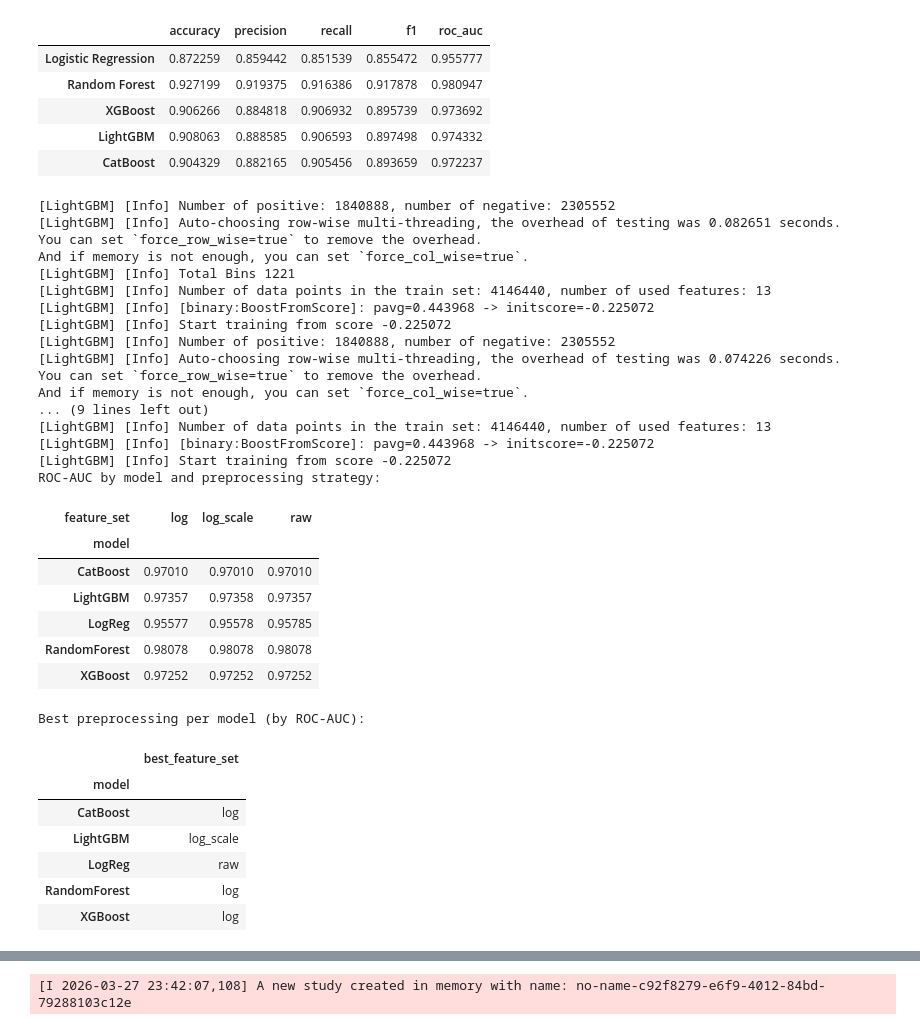
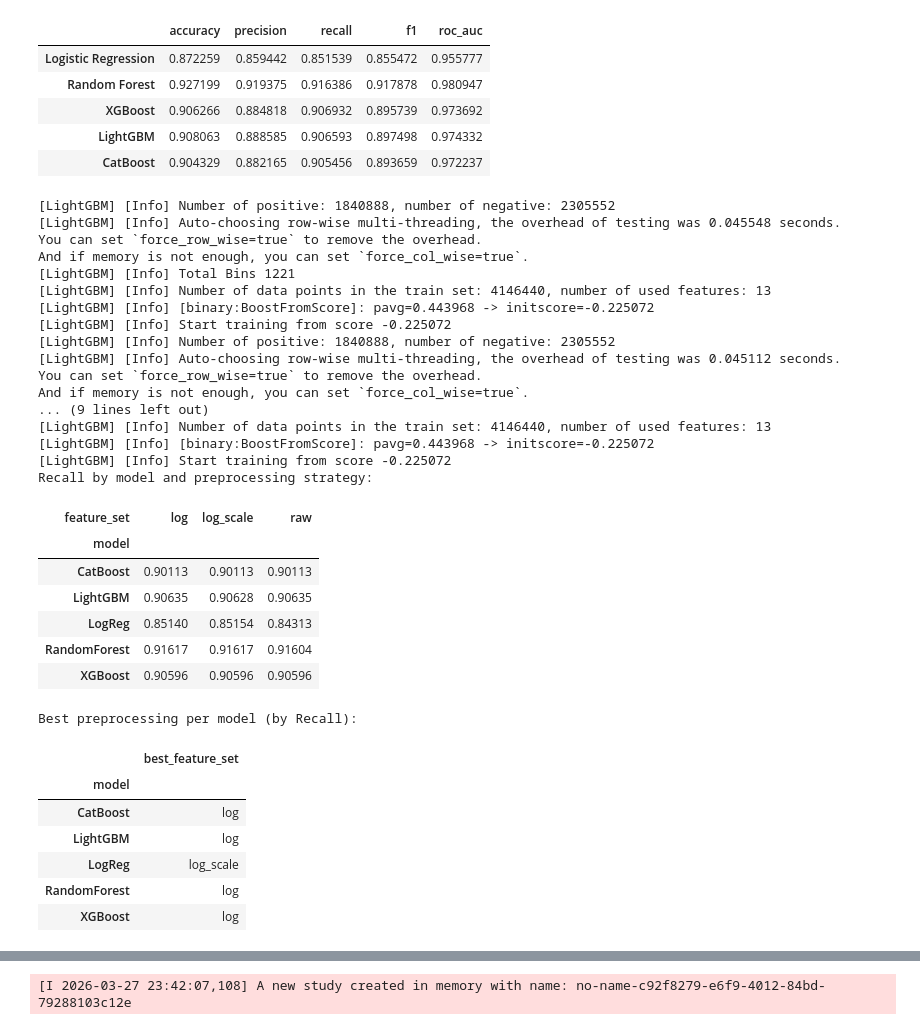
Before and after one commit to NafisNaufal/phishing-url-detection, a Jupyter notebook: week3.ipynb, the cells around one changed output, grey strips where cells are left out. Cells and saved outputs as stored; diff of their text form; code cells hidden in the pictures.

```diff
--- a/week3.ipynb
+++ b/week3.ipynb
@@ -537,53 +546,53 @@ for fs_name, (X_tr, X_te) in feature_sets.items():
             "model": model_name,
             **metrics,
         })
 
 preprocess_compare_df = pd.DataFrame(comparison_rows)
 
-roc_auc_pivot = preprocess_compare_df.pivot(
+recall_pivot = preprocess_compare_df.pivot(
     index="model",
     columns="feature_set",
-    values="roc_auc"
+    values="recall",
 ).round(5)
 
-best_feature_set_by_model = roc_auc_pivot.idxmax(axis=1).rename("best_feature_set")
+best_feature_set_by_model = recall_pivot.idxmax(axis=1).rename("best_feature_set")
 
-print("ROC-AUC by model and preprocessing strategy:")
-display(roc_auc_pivot)
+print("Recall by model and preprocessing strategy:")
+display(recall_pivot)
 
-print("Best preprocessing per model (by ROC-AUC):")
+print("Best preprocessing per model (by Recall):")
 display(best_feature_set_by_model.to_frame())
 # %% [output]
 [LightGBM] [Info] Number of positive: 1840888, number of negative: 2305552
-[LightGBM] [Info] Auto-choosing row-wise multi-threading, the overhead of testing was 0.082651 seconds.
+[LightGBM] [Info] Auto-choosing row-wise multi-threading, the overhead of testing was 0.045548 seconds.
 You can set `force_row_wise=true` to remove the overhead.
 And if memory is not enough, you can set `force_col_wise=true`.
 [LightGBM] [Info] Total Bins 1221
 [LightGBM] [Info] Number of data points in the train set: 4146440, number of used features: 13
 [LightGBM] [Info] [binary:BoostFromScore]: pavg=0.443968 -> initscore=-0.225072
 [LightGBM] [Info] Start training from score -0.225072
 [LightGBM] [Info] Number of positive: 1840888, number of negative: 2305552
-[LightGBM] [Info] Auto-choosing row-wise multi-threading, the overhead of testing was 0.074226 seconds.
+[LightGBM] [Info] Auto-choosing row-wise multi-threading, the overhead of testing was 0.045112 seconds.
 You can set `force_row_wise=true` to remove the overhead.
 And if memory is not enough, you can set `force_col_wise=true`.
 ... (9 lines left out)
 [LightGBM] [Info] Number of data points in the train set: 4146440, number of used features: 13
 [LightGBM] [Info] [binary:BoostFromScore]: pavg=0.443968 -> initscore=-0.225072
 [LightGBM] [Info] Start training from score -0.225072
-ROC-AUC by model and preprocessing strategy:
+Recall by model and preprocessing strategy:
 | feature_set | log | log_scale | raw |
 | model |  |  |  |
-| CatBoost | 0.97010 | 0.97010 | 0.97010 |
-| LightGBM | 0.97357 | 0.97358 | 0.97357 |
-| LogReg | 0.95577 | 0.95578 | 0.95785 |
-| RandomForest | 0.98078 | 0.98078 | 0.98078 |
-| XGBoost | 0.97252 | 0.97252 | 0.97252 |
+| CatBoost | 0.90113 | 0.90113 | 0.90113 |
+| LightGBM | 0.90635 | 0.90628 | 0.90635 |
+| LogReg | 0.85140 | 0.85154 | 0.84313 |
+| RandomForest | 0.91617 | 0.91617 | 0.91604 |
+| XGBoost | 0.90596 | 0.90596 | 0.90596 |
-Best preprocessing per model (by ROC-AUC):
+Best preprocessing per model (by Recall):
 |  | best_feature_set |
 | model |  |
 | CatBoost | log |
-| LightGBM | log_scale |
-| LogReg | raw |
+| LightGBM | log |
+| LogReg | log_scale |
 | RandomForest | log |
 | XGBoost | log |
 # %%
```
Also changed, not shown: parts of 5 cells of this notebook, 7 other files.
